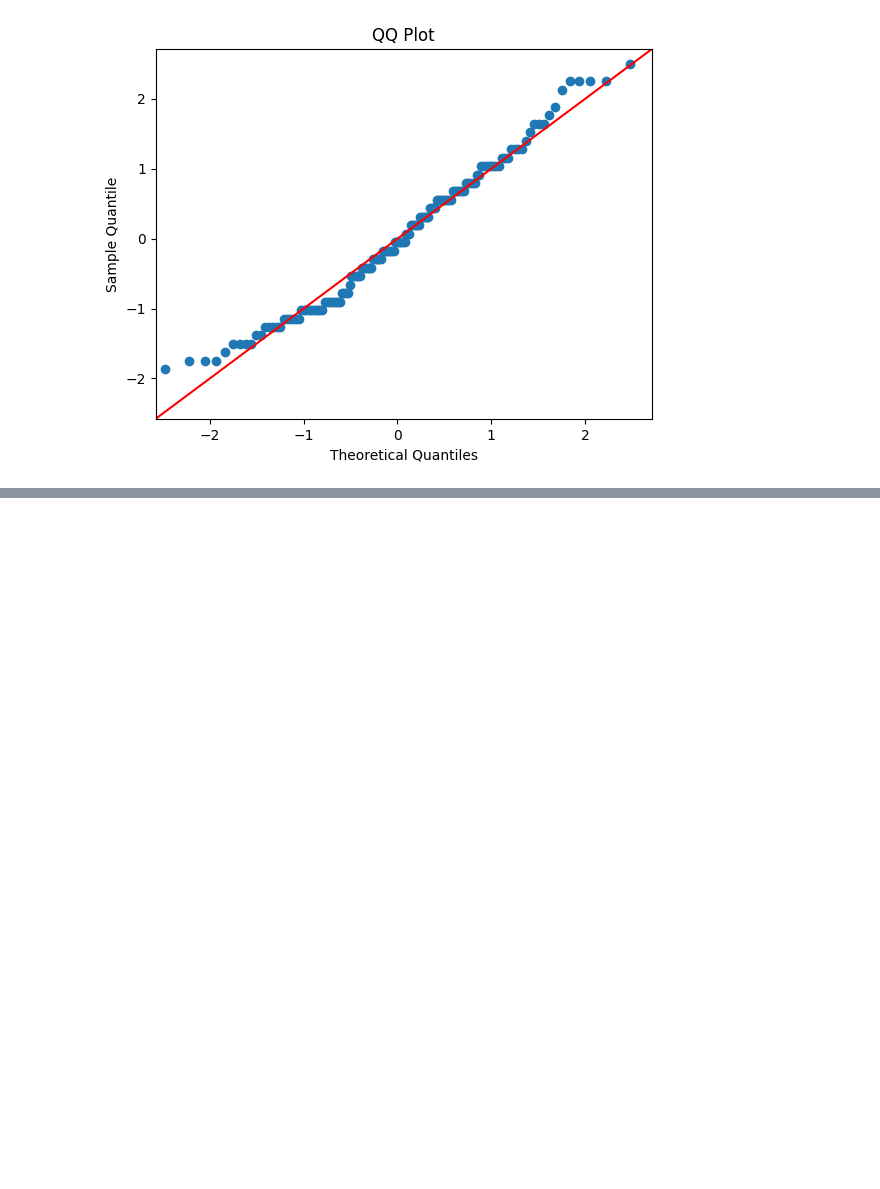
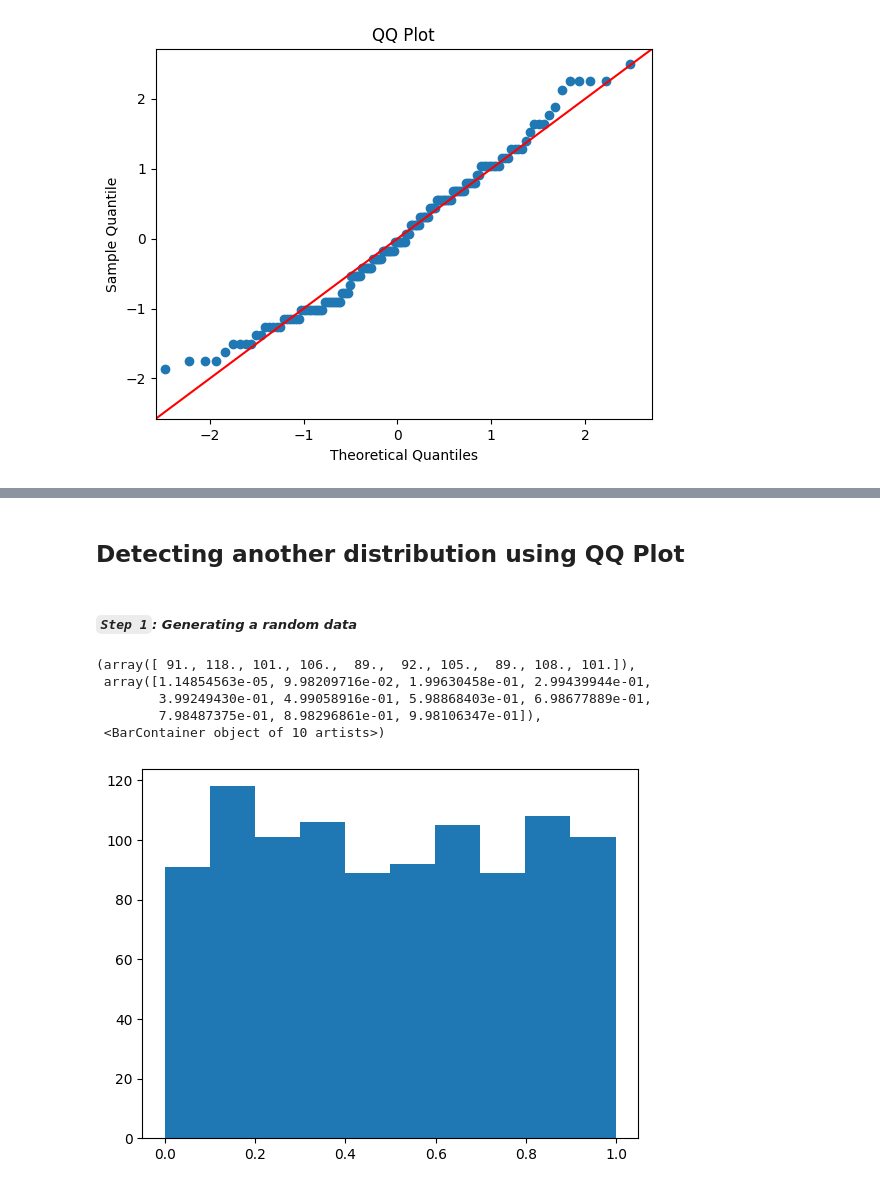
Before and after one commit to NityaVerma19/DSMP, a Jupyter notebook: Probablilty Distribution/Non-Gaussian_Prob.ipynb, the cells around one changed output, grey strips where cells are left out. Saved outputs shown, nothing was run; the diff lists cells and outputs as text; code cells hidden in the pictures; blank space fills up the shorter version.

Commit message:
detecting uniform dist using QQ plot

```diff
--- a/Probablilty Distribution/Non-Gaussian_Prob.ipynb
+++ b/Probablilty Distribution/Non-Gaussian_Prob.ipynb
@@ -57,0 +64,15 @@ plt.show()
+# %% [markdown]
+## Detecting another distribution using QQ Plot
+# %% [markdown]
+##### *`Step 1`: Generating a random data*
+# %%
+x = np.random.uniform(low = 0, high = 1, size = 1000)
+# %%
+plt.hist(x)
+# %% [output]
+(array([ 91., 118., 101., 106.,  89.,  92., 105.,  89., 108., 101.]),
+ array([1.14854563e-05, 9.98209716e-02, 1.99630458e-01, 2.99439944e-01,
+        3.99249430e-01, 4.99058916e-01, 5.98868403e-01, 6.98677889e-01,
+        7.98487375e-01, 8.98296861e-01, 9.98106347e-01]),
+ <BarContainer object of 10 artists>)
+[figure, added]
```
Also changed, not shown: parts of 11 cells of this notebook.
